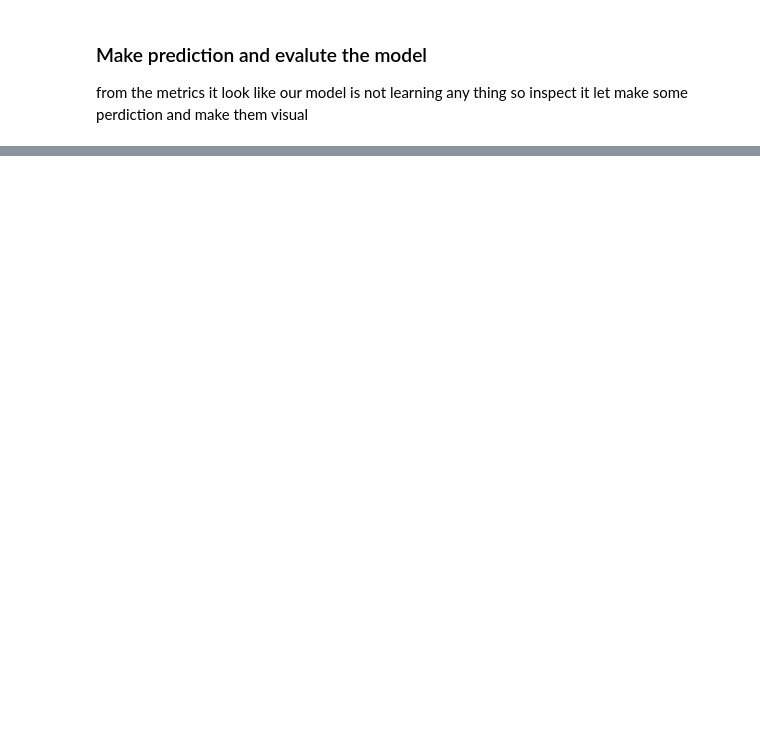
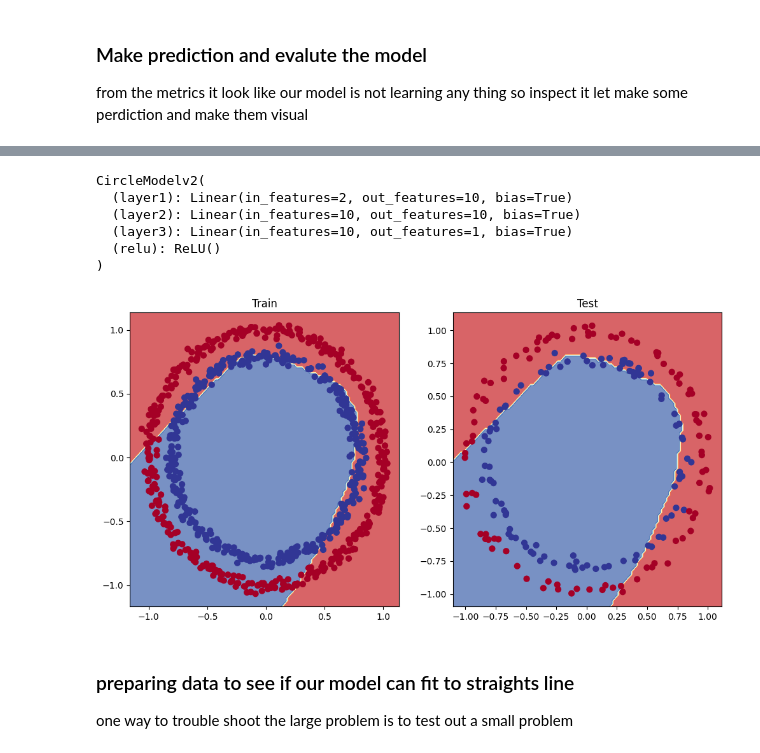
Before and after one commit to saim9211/DeepLearning, a Jupyter notebook: 02_pytorch_neuralnet_classification.ipynb, the cells around one changed output, grey strips where cells are left out. Drawn from its saved outputs; the diff is of its cells as text; code cells hidden in the pictures; blank space fills up the shorter version.

Commit message:
improve the circular data with nn.Relu and also add and working on straight  linear data

```diff
--- a/02_pytorch_neuralnet_classification.ipynb
+++ b/02_pytorch_neuralnet_classification.ipynb
@@ -462,0 +452,21 @@ plot_decision_boundary(model_0, X_test, y_test)
+# %%
+class CircleModelv2(nn.Module):
+  def __init__(self):
+    super().__init__()
+    self.layer1=nn.Linear(in_features=2,out_features=10)
+    self.layer2=nn.Linear(in_features=10,out_features=10)
+    self.layer3=nn.Linear(in_features=10,out_features=1)
+    self.relu = nn.ReLU() # Define ReLU once here
+
+  def forward(self,x):
+    # Apply ReLU after each hidden layer
+    return self.layer3(self.relu(self.layer2(self.relu(self.layer1(x)))))
+model_1=CircleModelv2().to(device)
+model_1
+# %% [output]
+CircleModelv2(
+  (layer1): Linear(in_features=2, out_features=10, bias=True)
+  (layer2): Linear(in_features=10, out_features=10, bias=True)
+  (layer3): Linear(in_features=10, out_features=1, bias=True)
+  (relu): ReLU()
+)
@@ -462,0 +476,48 @@ plot_decision_boundary(model_0, X_test, y_test)
+# %%
+torch.manual_seed(42)
+
+#set the size of the epoch
+epochs=200
+
+# put the data to target device
+X_train,X_test=X_train.to(device),X_test.to(device)
+y_train,y_test=y_train.to(device),y_test.to(device)
+
+for epoch in range(epochs):
+  # model train
+  model_1.train()
+  logit=model_1(X_train).squeeze()
+  y_pred=torch.round(torch.sigmoid(logit))
+
+  # Calculate loss and accuracy using the defined instances/functions
+  train_loss = loss_fn_instance(logit,y_train) # Use the global 'loss_fn_instance'
+  train_accuracy = accruacy(y_true=y_train,y_pred=y_pred) # Use the global 'accruacy' (accuracy_fn)
+
+  optimizer.zero_grad()
+  train_loss.backward()
+  optimizer.step()
+
+  # testing loop
+
+  model_1.eval()
+  with torch.inference_mode():
+    test_logit=model_1(X_test).squeeze()
+    test_pred=torch.round(torch.sigmoid(test_logit))
+
+    test_loss_val = loss_fn_instance(test_logit,y_test) # Use the global 'loss_fn_instance'
+    test_acc_val = accruacy(y_true=y_test,y_pred=test_pred) # Use the global 'accruacy'
+  if epoch % 10 == 0:
+    print(f"epoch: {epoch} | loss: {train_loss:.5f}% | accuracy: {train_accuracy:.2f}%| test_loss: {test_loss_val:.5f}% | test_accuracy: {test_acc_val:.2f}%")
+# %%
+plt.figure(figsize=(12, 6))
+plt.subplot(1, 2, 1)
+plt.title("Train")
+plot_decision_boundary(model_1, X_train, y_train)
+plt.subplot(1, 2, 2)
+plt.title("Test")
+plot_decision_boundary(model_1, X_test, y_test)
+# %% [output]
+[figure, added]
+# %% [markdown]
+### preparing data to see if our model can fit to straights line
+one way to trouble shoot the large problem is to test out a small problem
```
Also changed, not shown: parts of 19 cells of this notebook.
